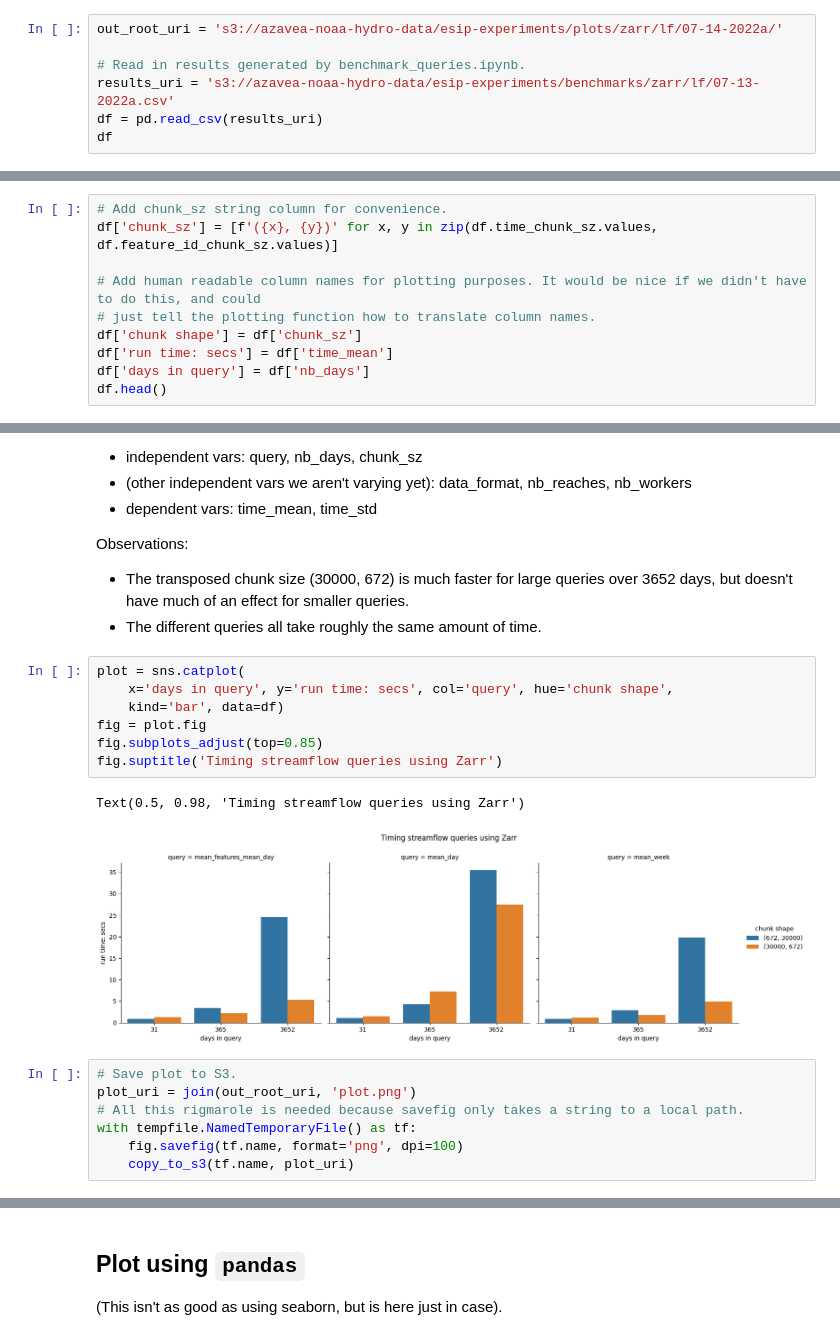
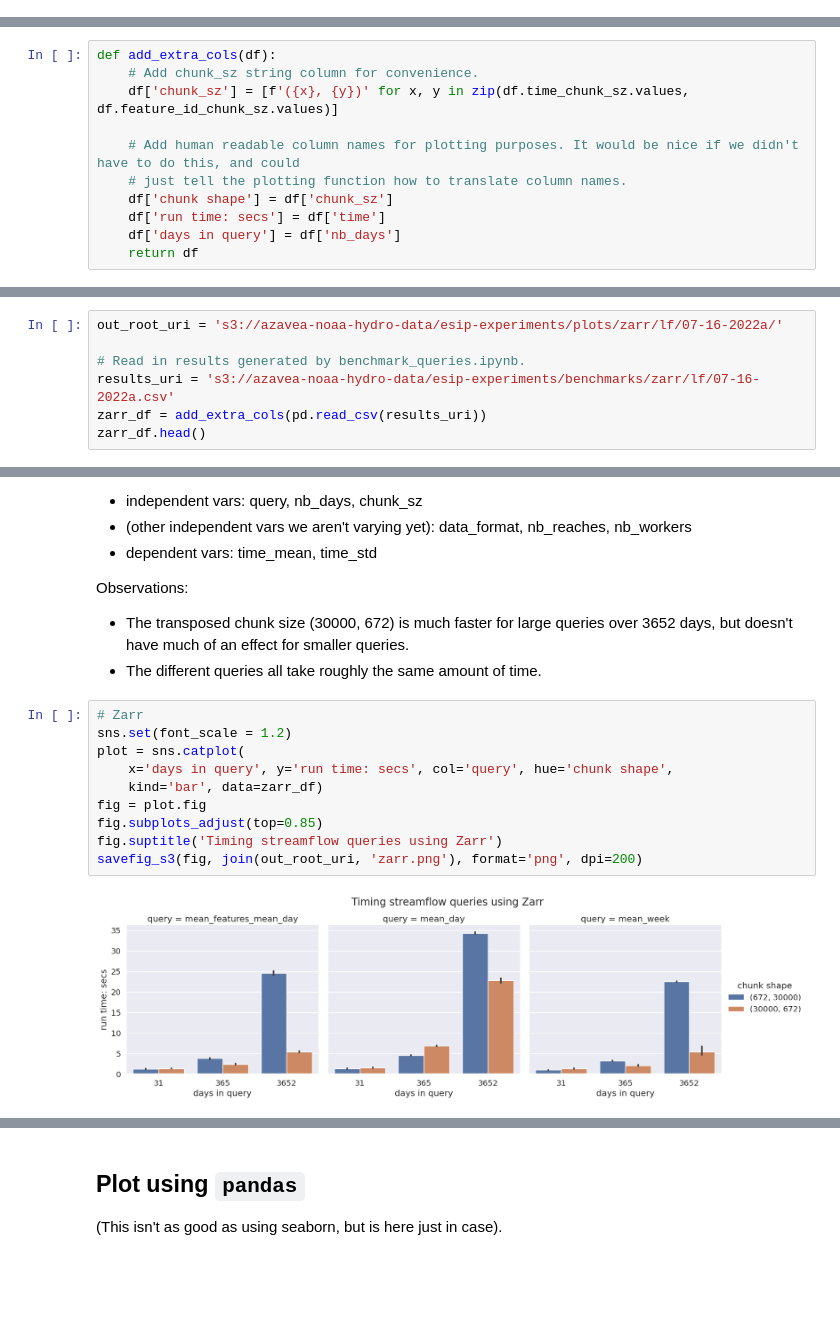
Before and after one commit to azavea/noaa-hydro-data, a Jupyter notebook: src/esip-2022-presentation/plot_results.ipynb, the cells around one changed output, grey strips where cells are left out. Drawn from its saved outputs; the diff is of its cells as text; blank space fills up the shorter version.

Commit message:
Update plot_results notebook
* Add plots for parquet and comparing parquet and zarr
* Plot error bars
* Simplify saving figures to S3

```diff
--- a/src/esip-2022-presentation/plot_results.ipynb
+++ b/src/esip-2022-presentation/plot_results.ipynb
@@ -59,7 +42,0 @@ def copy_to_s3(src_path: str, dst_uri: str) -> None:
-# %%
-out_root_uri = 's3://azavea-noaa-hydro-data/esip-experiments/plots/zarr/lf/07-14-2022a/'
-
-# Read in results generated by benchmark_queries.ipynb.
-results_uri = 's3://azavea-noaa-hydro-data/esip-experiments/benchmarks/zarr/lf/07-13-2022a.csv'
-df = pd.read_csv(results_uri)
-df
@@ -84,10 +43,11 @@ df
 # %%
-# Add chunk_sz string column for convenience.
-df['chunk_sz'] = [f'({x}, {y})' for x, y in zip(df.time_chunk_sz.values, df.feature_id_chunk_sz.values)]
+def add_extra_cols(df):
+    # Add chunk_sz string column for convenience.
+    df['chunk_sz'] = [f'({x}, {y})' for x, y in zip(df.time_chunk_sz.values, df.feature_id_chunk_sz.values)]
 
-# Add human readable column names for plotting purposes. It would be nice if we didn't have to do this, and could
-# just tell the plotting function how to translate column names.
-df['chunk shape'] = df['chunk_sz']
-df['run time: secs'] = df['time_mean']
-df['days in query'] = df['nb_days']
-df.head()
+    # Add human readable column names for plotting purposes. It would be nice if we didn't have to do this, and could
+    # just tell the plotting function how to translate column names.
+    df['chunk shape'] = df['chunk_sz']
+    df['run time: secs'] = df['time']
+    df['days in query'] = df['nb_days']
+    return df
@@ -100,0 +54,7 @@ df.head()
+# %%
+out_root_uri = 's3://azavea-noaa-hydro-data/esip-experiments/plots/zarr/lf/07-16-2022a/'
+
+# Read in results generated by benchmark_queries.ipynb.
+results_uri = 's3://azavea-noaa-hydro-data/esip-experiments/benchmarks/zarr/lf/07-16-2022a.csv'
+zarr_df = add_extra_cols(pd.read_csv(results_uri))
+zarr_df.head()
@@ -113,19 +91,14 @@ Observations:
 * The transposed chunk size (30000, 672) is much faster for large queries over 3652 days, but doesn't have much of an effect for smaller queries.
 * The different queries all take roughly the same amount of time.
 # %%
+# Zarr
+sns.set(font_scale = 1.2)
 plot = sns.catplot(
     x='days in query', y='run time: secs', col='query', hue='chunk shape',
-    kind='bar', data=df)
+    kind='bar', data=zarr_df)
 fig = plot.fig
 fig.subplots_adjust(top=0.85)
 fig.suptitle('Timing streamflow queries using Zarr')
+savefig_s3(fig, join(out_root_uri, 'zarr.png'), format='png', dpi=200)
 # %% [output]
-Text(0.5, 0.98, 'Timing streamflow queries using Zarr')
-[figure, old version]
+[figure, new version]
-# %%
-# Save plot to S3.
-plot_uri = join(out_root_uri, 'plot.png')
-# All this rigmarole is needed because savefig only takes a string to a local path.
-with tempfile.NamedTemporaryFile() as tf:
-    fig.savefig(tf.name, format='png', dpi=100)
-    copy_to_s3(tf.name, plot_uri)
```
Also changed, not shown: parts of 11 cells of this notebook, 1 other file.
